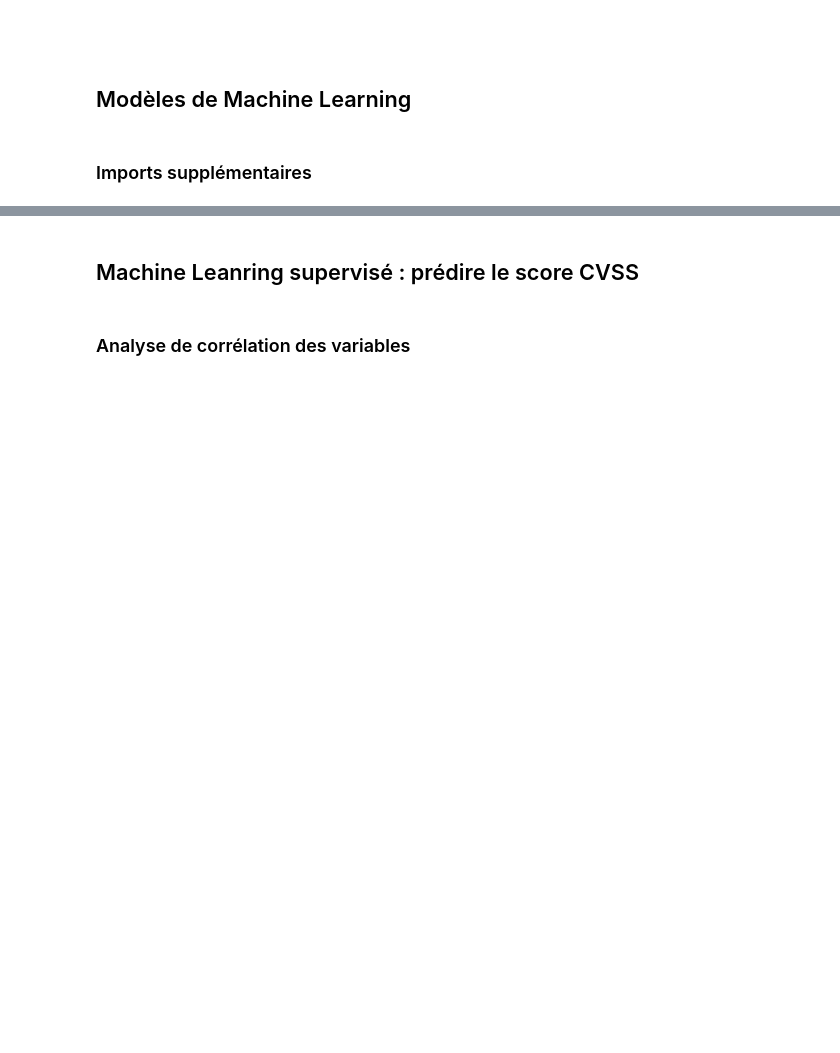
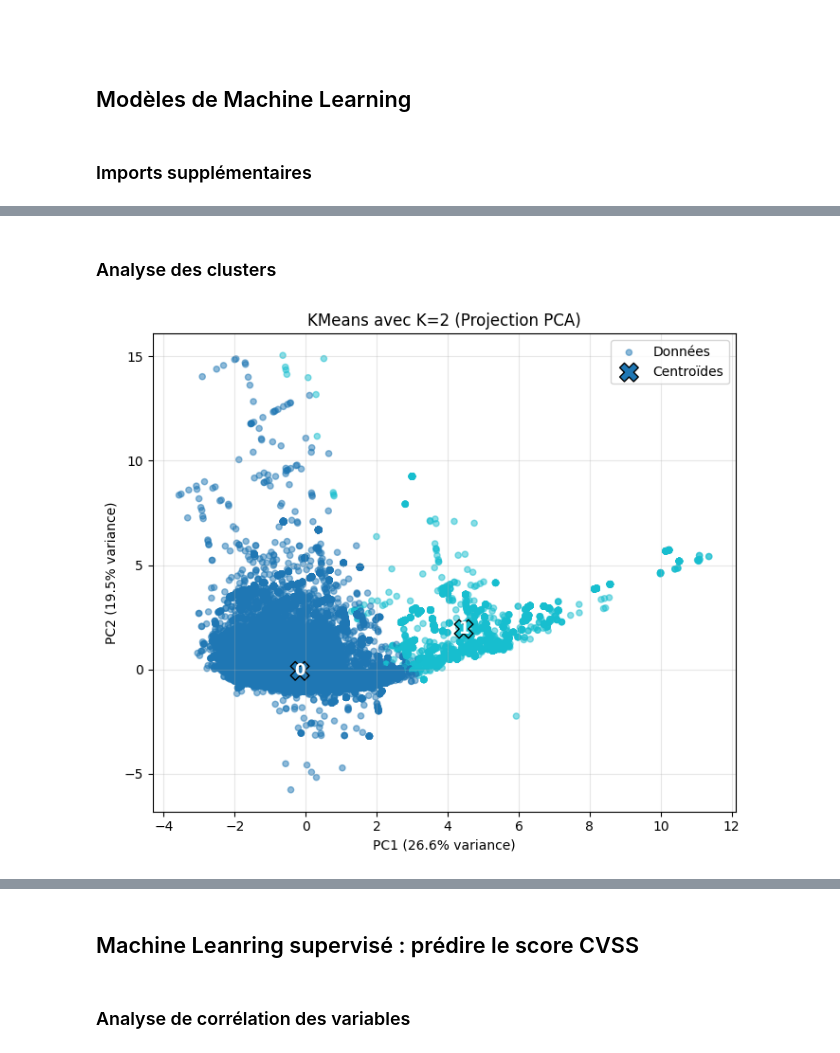
Before and after one commit to DorDNS/AtelierDS_PRJ, a Jupyter notebook: notebooks/analysis.ipynb, the cells around one changed output, grey strips where cells are left out. Saved outputs shown, nothing was run; the diff lists cells and outputs as text; code cells hidden in the pictures; blank space fills up the shorter version.

```diff
--- a/notebooks/analysis.ipynb
+++ b/notebooks/analysis.ipynb
@@ -1449,12 +1279,0 @@ k optimal retenu par consensus = 8
-# %%
-final_km = KMeans(
-    n_clusters=k_opt,
-    random_state=42,
-    n_init=10,
-    algorithm='elkan'
-).fit(X)
-
-labels = final_km.labels_
-
-print(f"Modèle entraîné avec k = {k_opt}")
-print("→ Inertie finale :", final_km.inertia_)
@@ -1580,0 +1477,41 @@ display(profiles_df)
+# %% [markdown]
+### Analyse des clusters
+# %%
+# Standardisation
+scaler = StandardScaler()
+X = scaler.fit_transform(num_df)
+
+# KMeans avec K = 2
+k = 2
+kmeans = KMeans(n_clusters=k, random_state=42, n_init='auto')
+labels = kmeans.fit_predict(X)
+
+# PCA sur les bonnes données (num_df)
+pca = PCA(n_components=2)
+X_pca = pca.fit_transform(X)
+
+# Centroïdes projetés dans l'espace PCA
+centroids = kmeans.cluster_centers_
+centroids_pca = pca.transform(centroids)
+
+# Visualisation
+plt.figure(figsize=(7, 6))
+plt.scatter(X_pca[:, 0], X_pca[:, 1],
+            c=labels, cmap='tab10', alpha=0.5, s=20, label='Données')
+plt.scatter(centroids_pca[:, 0], centroids_pca[:, 1],
+            c=range(k), cmap='tab10',
+            marker='X', s=200, edgecolor='k', label='Centroïdes')
+
+for i, (x, y) in enumerate(centroids_pca):
+    plt.text(x, y, str(i), fontsize=12, fontweight='bold',
+             ha='center', va='center', color='white')
+
+plt.xlabel(f"PC1 ({pca.explained_variance_ratio_[0]:.1%} variance)")
+plt.ylabel(f"PC2 ({pca.explained_variance_ratio_[1]:.1%} variance)")
+plt.title("KMeans avec K=2 (Projection PCA)")
+plt.legend()
+plt.grid(alpha=0.3)
+plt.tight_layout()
+plt.show()
+# %% [output]
+[figure, added]
```
Also changed, not shown: parts of 24 cells of this notebook.
